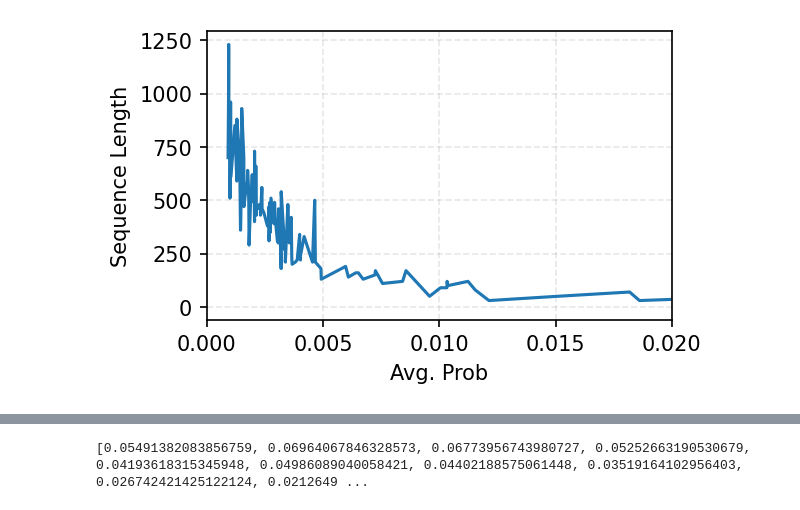
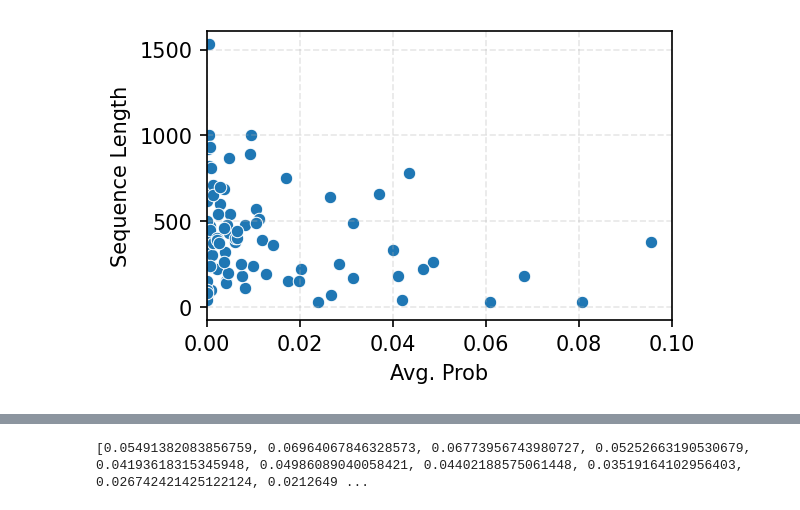
Before and after one commit to chengzhi-lu/vllm, a Jupyter notebook: examples/analysis/data/eos_pos_analysis.ipynb, the cells around one changed output, grey strips where cells are left out. Cells and saved outputs as stored; diff of their text form; code cells hidden in the pictures.

```diff
--- a/examples/analysis/data/eos_pos_analysis.ipynb
+++ b/examples/analysis/data/eos_pos_analysis.ipynb
@@ -6,10 +7,10 @@ import seaborn as sns
 # %%
-with open("eos_result/eos_result_batch.json", "r") as f:
+with open("eos_result/tmp_result_13b.json", "r") as f:
     result = json.load(f)
-with open("eos_result/tmp_result.json", "r") as f:
-    result1 = json.load(f)
-for key in result:
-    result[key] += result1[key]
+# with open("eos_result/tmp_result.json", "r") as f:
+#     result1 = json.load(f)
+# for key in result:
+#     result[key] += result1[key]
 eos_postions = result["eos_poss"]
 eos_probabilities = result["eos_probabilities"]
 df = pd.DataFrame(eos_postions).T
@@ -62,18 +51,18 @@ plt.grid(alpha=0.3, linestyle="--")
 # %%
-count_prob = df_prob.describe().T[["count", "mean"]]
-count_prob['count']=count_prob['count']//10*10
-count_prob_mean = count_prob.groupby(count_prob['mean']).mean().reset_index()
-count_prob_mean['ratio']=count_prob_mean['count']/count_prob_mean['mean']
-
-
+output_count = df_prob.describe().T[["count"]]
+prob_mean = df_prob[:30].describe().T[["max"]]
+prob_std = df_prob[:30].describe().T[["std"]]
+output_count=output_count//10*10
+count_prob_mean = pd.DataFrame({"mean": prob_mean.values.flatten(), "count": output_count.values.flatten(), "std": prob_std.values.flatten()})
+count_prob_mean['cov']=count_prob_mean['mean']
 plt.figure(figsize=(4,2.5), dpi=150)
-sns.lineplot(data=count_prob_mean, x="mean",y="count")
-plt.xlim(0,0.02)
+sns.scatterplot(data=count_prob_mean, x="mean",y="count")
+plt.xlim(0,0.1)
 plt.xlabel("Avg. Prob")
 plt.ylabel("Sequence Length")
 plt.grid(alpha=0.3, linestyle='--')
 # %% [output]
-[figure, old version]
+[figure, new version]
 # %%
 def get_left_count_corr(col):
     col = col[col > 0]
```
Also changed, not shown: parts of 15 cells of this notebook, 20 other files.
